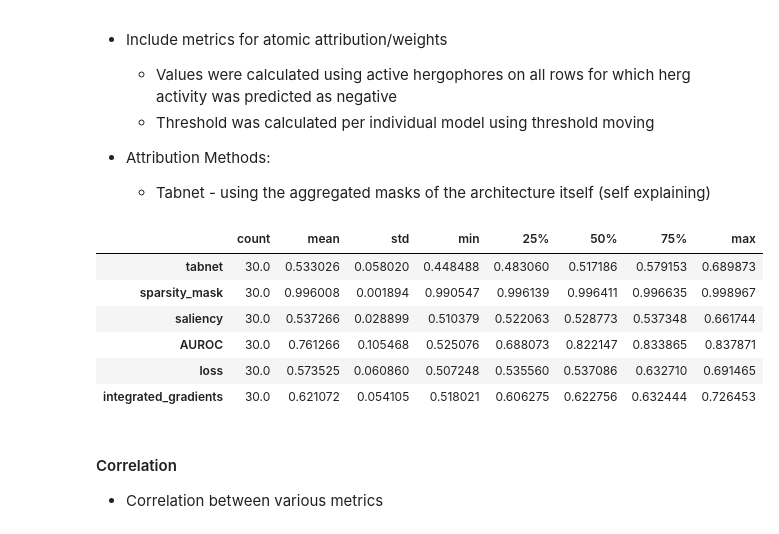
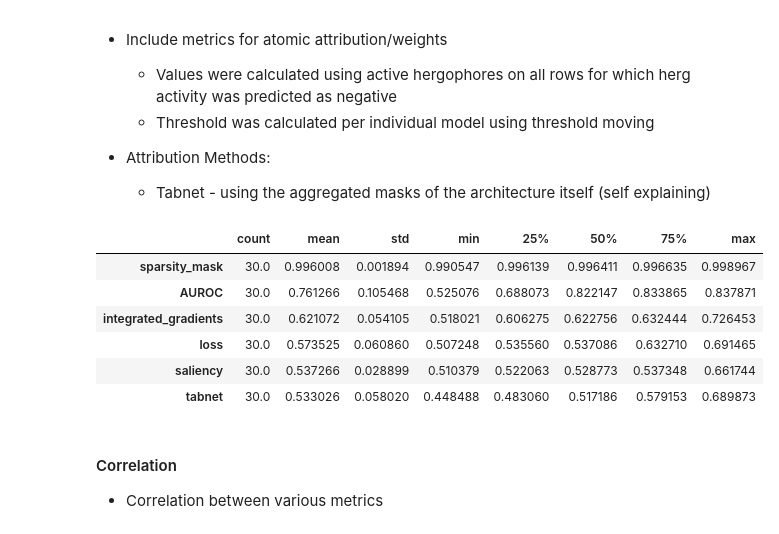
Before and after one commit to clemens33/thesis, a Jupyter notebook: src/experiments/herg/analysis/analysis_tabnet_tpe.ipynb, the cells around one changed output. Cells and saved outputs as stored; diff of their text form; code cells hidden in the pictures.

```diff
--- a/src/experiments/herg/analysis/analysis_tabnet_tpe.ipynb
+++ b/src/experiments/herg/analysis/analysis_tabnet_tpe.ipynb
@@ -102,25 +102,25 @@ params.best/lambda_sparse: 0.0001
 # %%
 metrics_names = [
     "metrics.test/sparsity_mask",
     "metrics.test/AUROC",
     "metrics.test/loss",
     "metrics.test/mean/avg_score_pred_inactive/tabnet"
     "metrics.test/mean/avg_score_pred_inactive/integrated_gradients",
     "metrics.test/mean/avg_score_pred_inactive/saliency",
 ]
 metrics_columns = [c for c in runs.columns if any(c in m for m in metrics_names)]
 metrics = runs[metrics_columns].iloc[1:]
 
 metrics.columns = [c.split("/")[-1] for c in metrics.columns]
-metrics.describe().T
+metrics.describe().T.sort_values(by="mean", ascending=False)
 # %% [output]
 |  | count | mean | std | min | 25% | 50% | 75% | max |
+| sparsity_mask | 30.0 | 0.996008 | 0.001894 | 0.990547 | 0.996139 | 0.996411 | 0.996635 | 0.998967 |
+| AUROC | 30.0 | 0.761266 | 0.105468 | 0.525076 | 0.688073 | 0.822147 | 0.833865 | 0.837871 |
+| integrated_gradients | 30.0 | 0.621072 | 0.054105 | 0.518021 | 0.606275 | 0.622756 | 0.632444 | 0.726453 |
+| loss | 30.0 | 0.573525 | 0.060860 | 0.507248 | 0.535560 | 0.537086 | 0.632710 | 0.691465 |
+| saliency | 30.0 | 0.537266 | 0.028899 | 0.510379 | 0.522063 | 0.528773 | 0.537348 | 0.661744 |
 | tabnet | 30.0 | 0.533026 | 0.058020 | 0.448488 | 0.483060 | 0.517186 | 0.579153 | 0.689873 |
-| sparsity_mask | 30.0 | 0.996008 | 0.001894 | 0.990547 | 0.996139 | 0.996411 | 0.996635 | 0.998967 |
-| saliency | 30.0 | 0.537266 | 0.028899 | 0.510379 | 0.522063 | 0.528773 | 0.537348 | 0.661744 |
-| AUROC | 30.0 | 0.761266 | 0.105468 | 0.525076 | 0.688073 | 0.822147 | 0.833865 | 0.837871 |
-| loss | 30.0 | 0.573525 | 0.060860 | 0.507248 | 0.535560 | 0.537086 | 0.632710 | 0.691465 |
-| integrated_gradients | 30.0 | 0.621072 | 0.054105 | 0.518021 | 0.606275 | 0.622756 | 0.632444 | 0.726453 |
 # %% [markdown]
 #### Correlation
 
```
Also changed, not shown: parts of 8 cells of this notebook, 4 other files.
